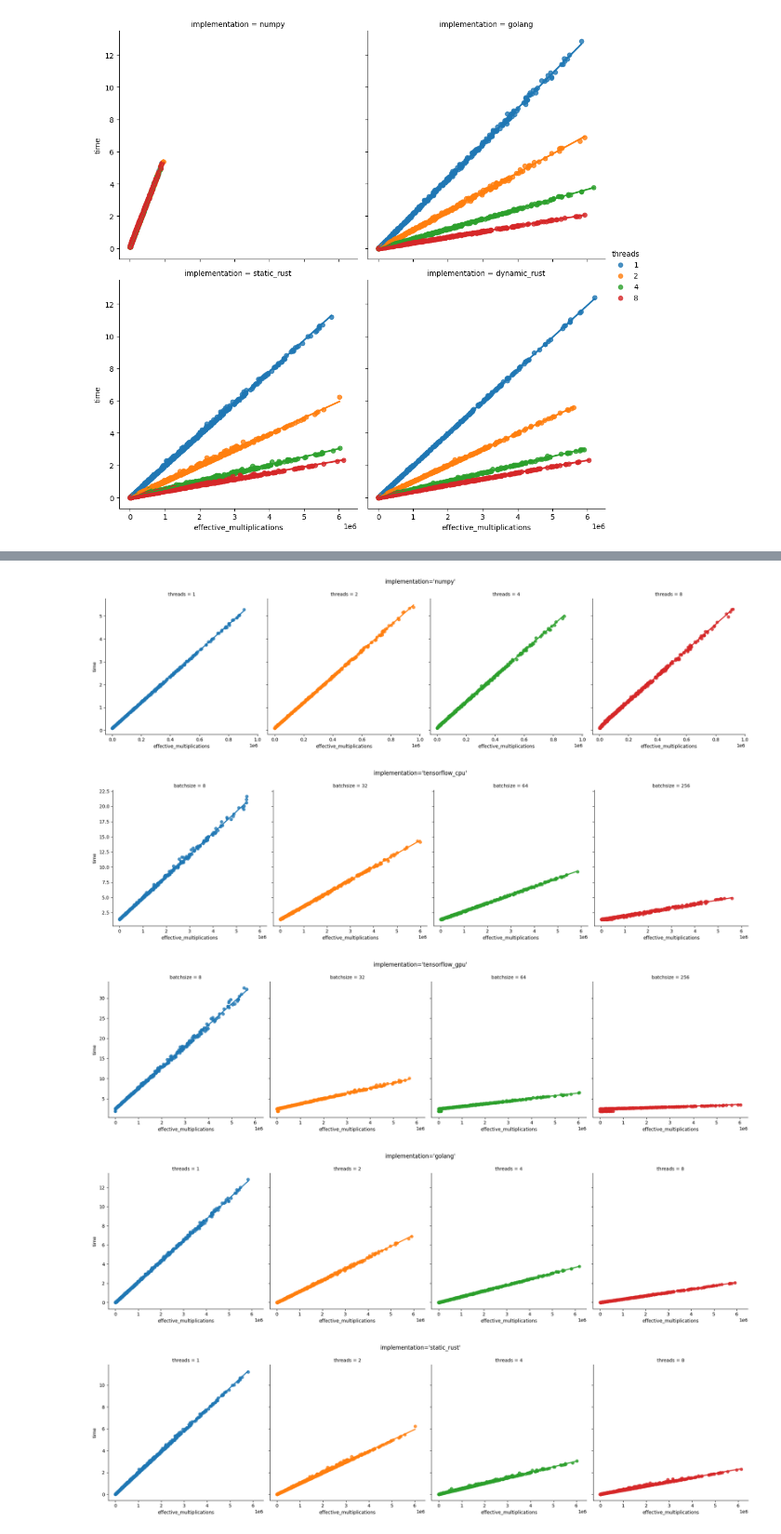
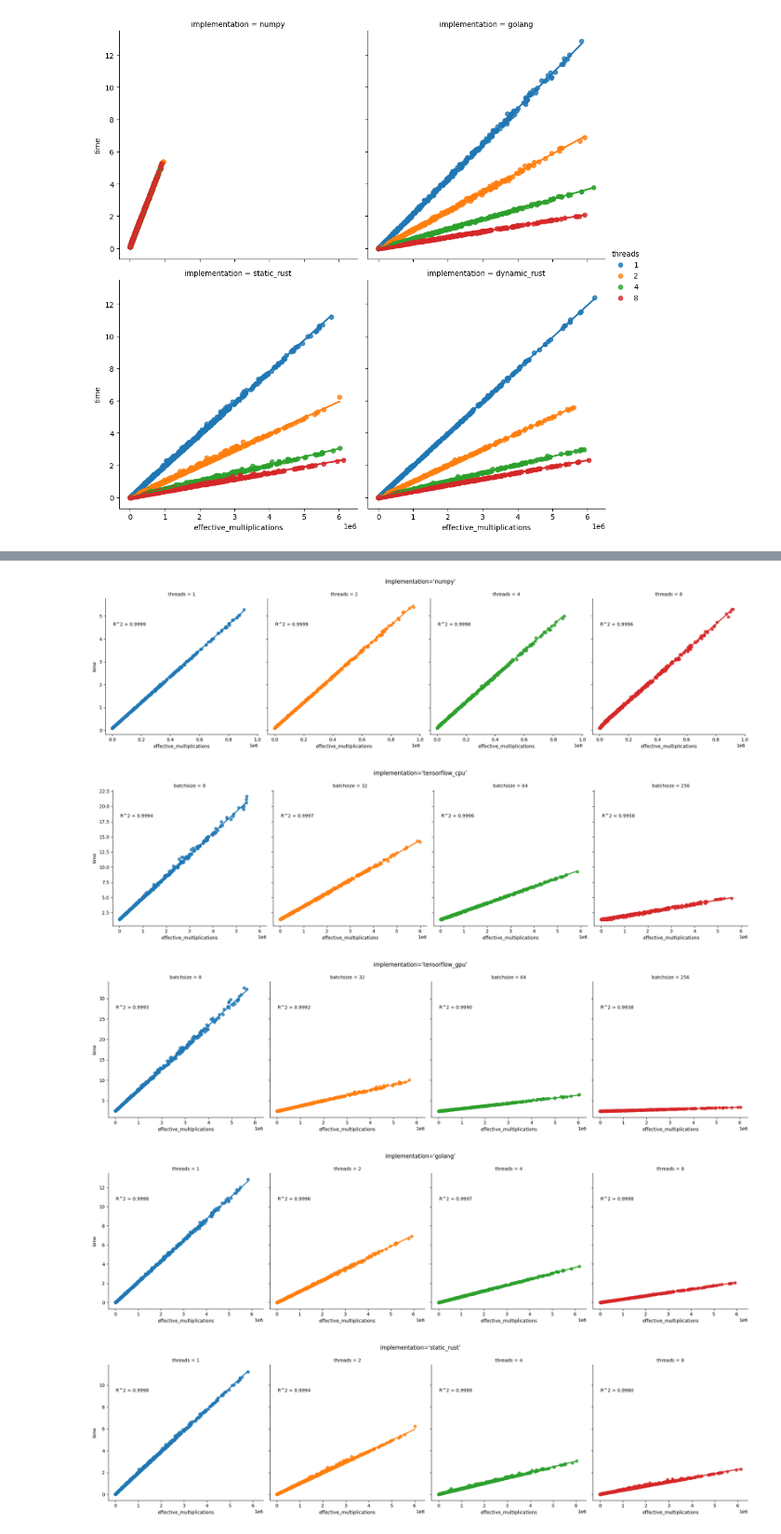
Before and after one commit to hmcalister/Linear-Algebra-Profiling, a Jupyter notebook: Data Cleaning/main.ipynb, the cells around one changed output, grey strips where cells are left out. Shown at 93% size. Cells and saved outputs as stored; diff of their text form; code cells hidden in the pictures.

```diff
--- a/Data Cleaning/main.ipynb
+++ b/Data Cleaning/main.ipynb
@@ -74,0 +110,4 @@ sns.lmplot(data=target_data, x="effective_multiplications", y="time", col="imple
+# %%
+condition = (all_data["implementation"] == "tensorflow_gpu") & (all_data["time"] < 2.0)
+display(all_data.loc[condition].head(10))
+all_data = all_data.drop(all_data.loc[condition].index)
@@ -84,13 +141,25 @@ sns.lmplot(data=target_data, x="effective_multiplications", y="time", col="imple
 # %%
 target_data = all_data.copy()
+
+def annotate(data, **kws):
+    """
+    Utility method to apply R^2 to graphs.
+    Taken from: https://stackoverflow.com/a/66325227
+    """
+    r, _ = scipy.stats.pearsonr(data['effective_multiplications'], data['time'])
+    ax = plt.gca()
+    ax.text(.05, .8, f"R^2 = {r:.4f}",
+            transform=ax.transAxes)
+
 
 for implementation in target_data.implementation.unique():
     col = "threads" if not implementation.startswith("tensorflow") else "batchsize"
     curr_plot = sns.lmplot(data=target_data.loc[target_data["implementation"]==implementation], x="effective_multiplications", y="time", col=col, hue=col)
+    curr_plot.map_dataframe(annotate)
     curr_plot.fig.suptitle(f"{implementation=}", y=1.05)
 # %% [output]
-[figure, old version]
+[figure, new version]
-[figure, old version]
+[figure, new version]
-[figure, old version]
+[figure, new version]
-[figure, old version]
+[figure, new version]
-[figure, old version]
+[figure, new version]
```
Also changed, not shown: parts of 19 cells of this notebook, 1 other file.
